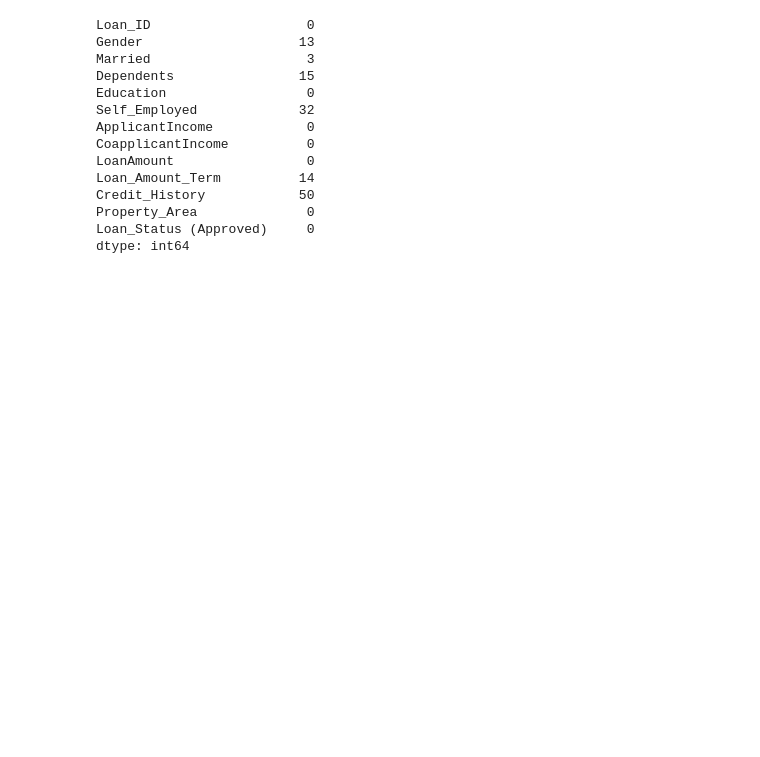
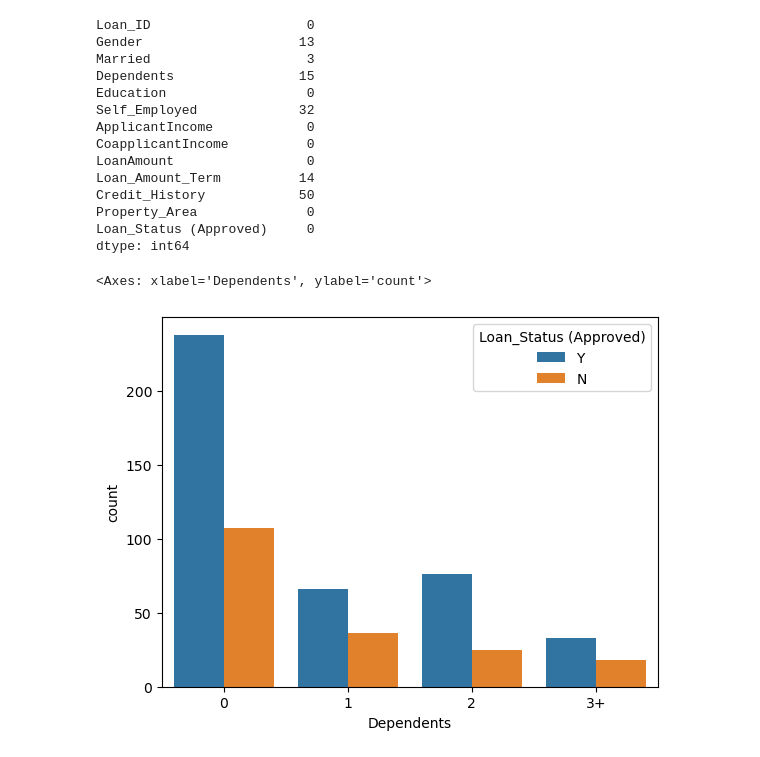
Before and after one commit to rajaharshini28/Data_Analysis, a Jupyter notebook: dec1.ipynb, the cells around one changed output. Saved outputs shown, nothing was run; the diff lists cells and outputs as text; code cells hidden in the pictures; blank space fills up the shorter version.

```diff
--- a/dec1.ipynb
+++ b/dec1.ipynb
@@ -193,3 +193,8 @@ data['Gender'] = data['Gender'].fillna(data['Gender'].mode()[0])
 data['Credit_History'] = data['Credit_History'].fillna(data['Credit_History'].mode()[0])
 # %%
 data['Education']=data['Education'].fillna(data['Education'].mode()[0])
+# %%
+sns.countplot(x='Dependents',data=data,hue='Loan_Status (Approved)')
+# %% [output]
+<Axes: xlabel='Dependents', ylabel='count'>
+[figure, added]
```
Also changed, not shown: parts of 33 cells of this notebook, 2 other files.
